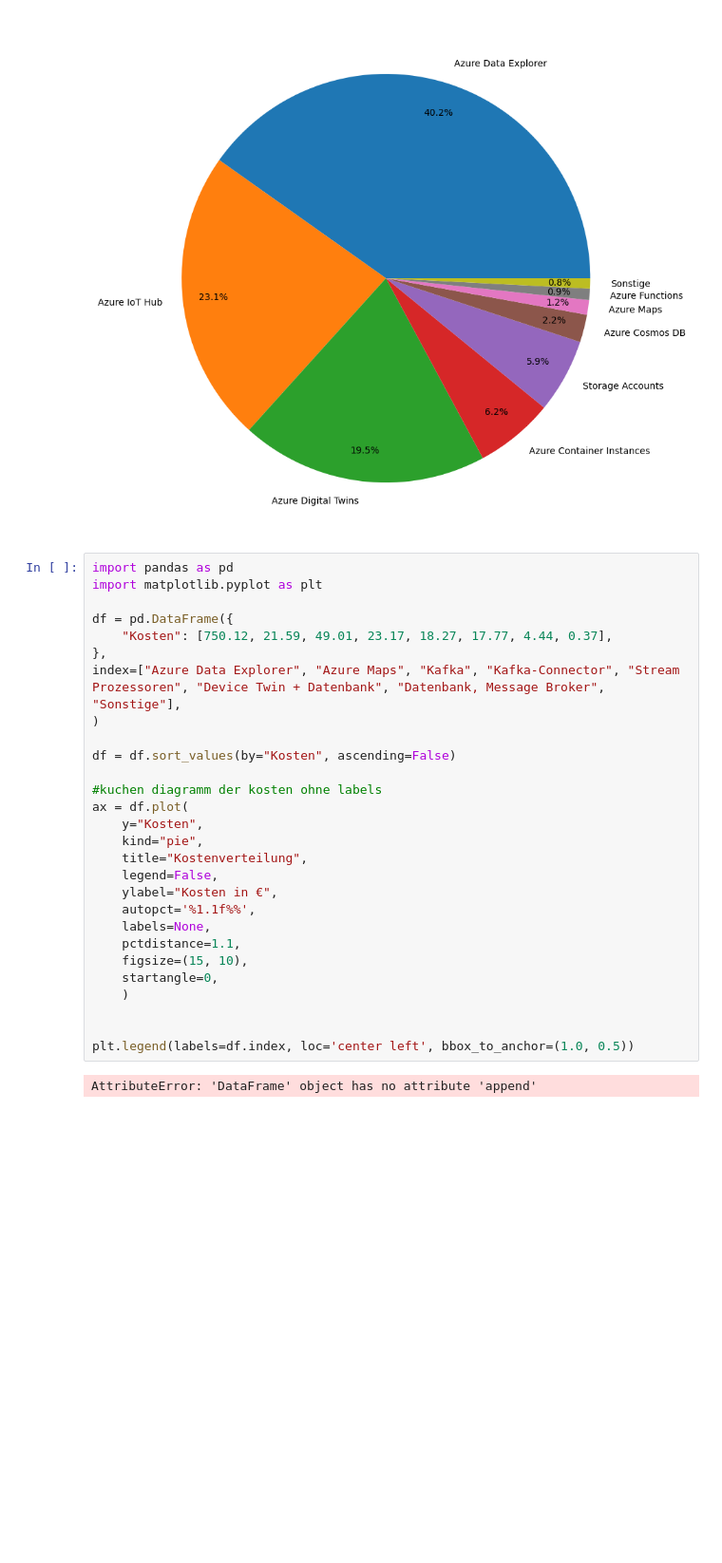
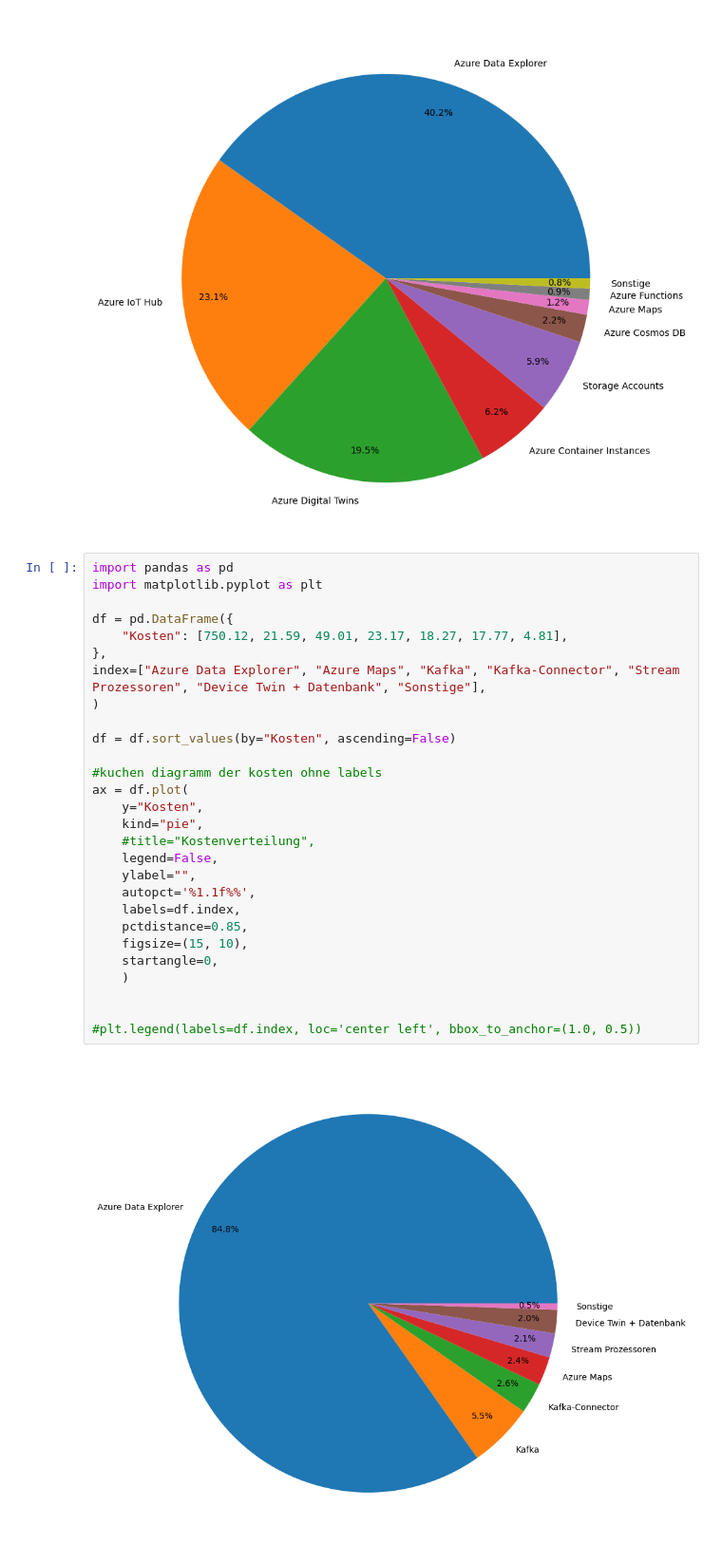
Before and after one commit to Joystick01/BA-Statistics, a Jupyter notebook: charts.ipynb, the cells around one changed output. Shown at 95% size. Saved outputs shown, nothing was run; the diff lists cells and outputs as text; blank space fills up the shorter version.

```diff
--- a/charts.ipynb
+++ b/charts.ipynb
@@ -56,33 +56,33 @@ ax = df.plot(
 # %%
 import pandas as pd
 import matplotlib.pyplot as plt
 
 df = pd.DataFrame({
-    "Kosten": [750.12, 21.59, 49.01, 23.17, 18.27, 17.77, 4.44, 0.37],
+    "Kosten": [750.12, 21.59, 49.01, 23.17, 18.27, 17.77, 4.81],
 },
-index=["Azure Data Explorer", "Azure Maps", "Kafka", "Kafka-Connector", "Stream Prozessoren", "Device Twin + Datenbank", "Datenbank, Message Broker", "Sonstige"],
+index=["Azure Data Explorer", "Azure Maps", "Kafka", "Kafka-Connector", "Stream Prozessoren", "Device Twin + Datenbank", "Sonstige"],
 )
 
 df = df.sort_values(by="Kosten", ascending=False)
 
 #kuchen diagramm der kosten ohne labels
 ax = df.plot(
     y="Kosten",
     kind="pie",
-    title="Kostenverteilung",
+    #title="Kostenverteilung",
     legend=False,
-    ylabel="Kosten in €",
+    ylabel="",
     autopct='%1.1f%%',
-    labels=None,
-    pctdistance=1.1,
+    labels=df.index,
+    pctdistance=0.85,
     figsize=(15, 10),
     startangle=0,
     )
 
 
-plt.legend(labels=df.index, loc='center left', bbox_to_anchor=(1.0, 0.5))
+#plt.legend(labels=df.index, loc='center left', bbox_to_anchor=(1.0, 0.5))
 # %% [output]
-AttributeError: 'DataFrame' object has no attribute 'append'
+[figure, added]
 # %%
 import pandas as pd
 import matplotlib.pyplot as plt
```
Also changed, not shown: 2 other files.
